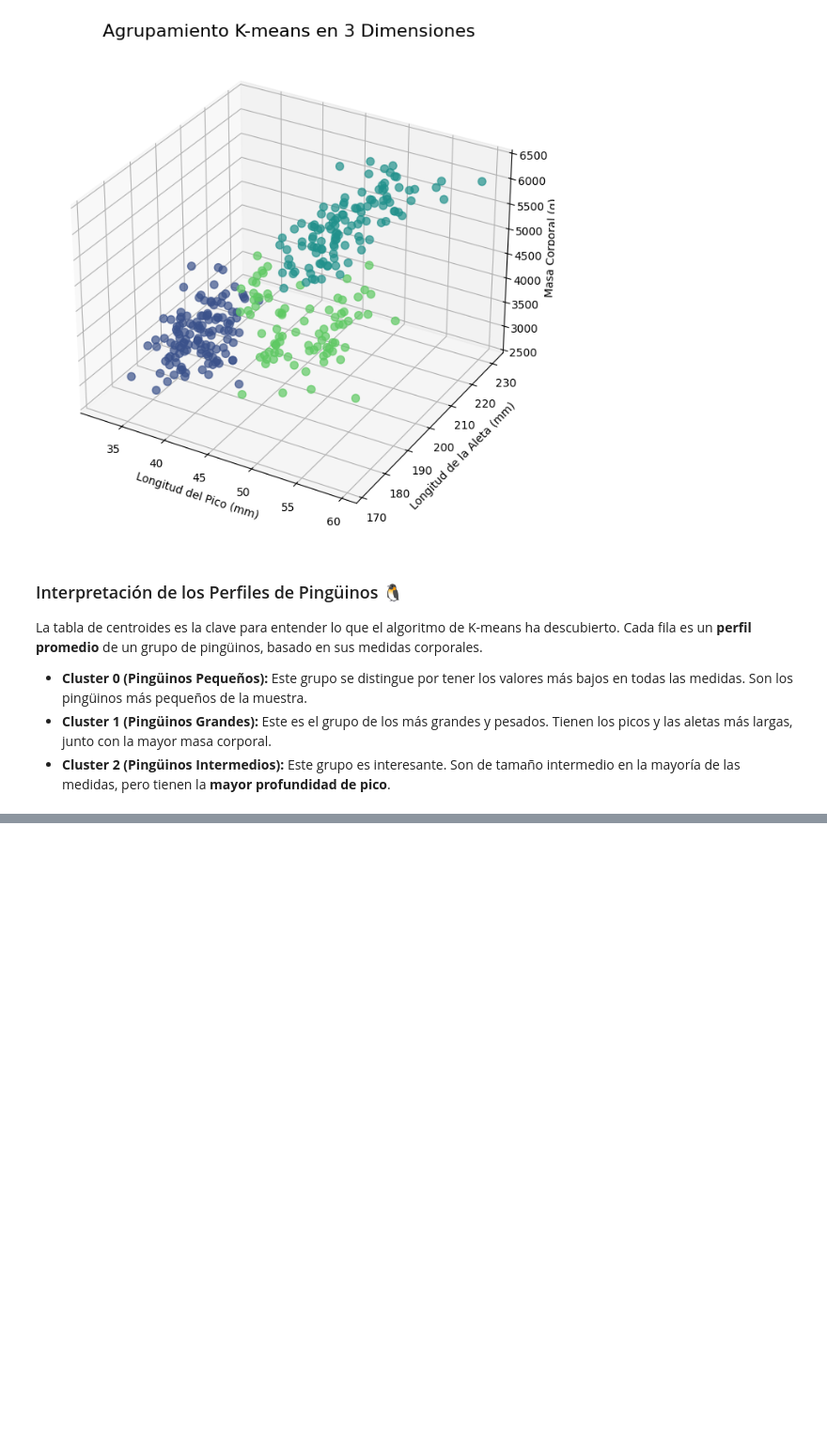
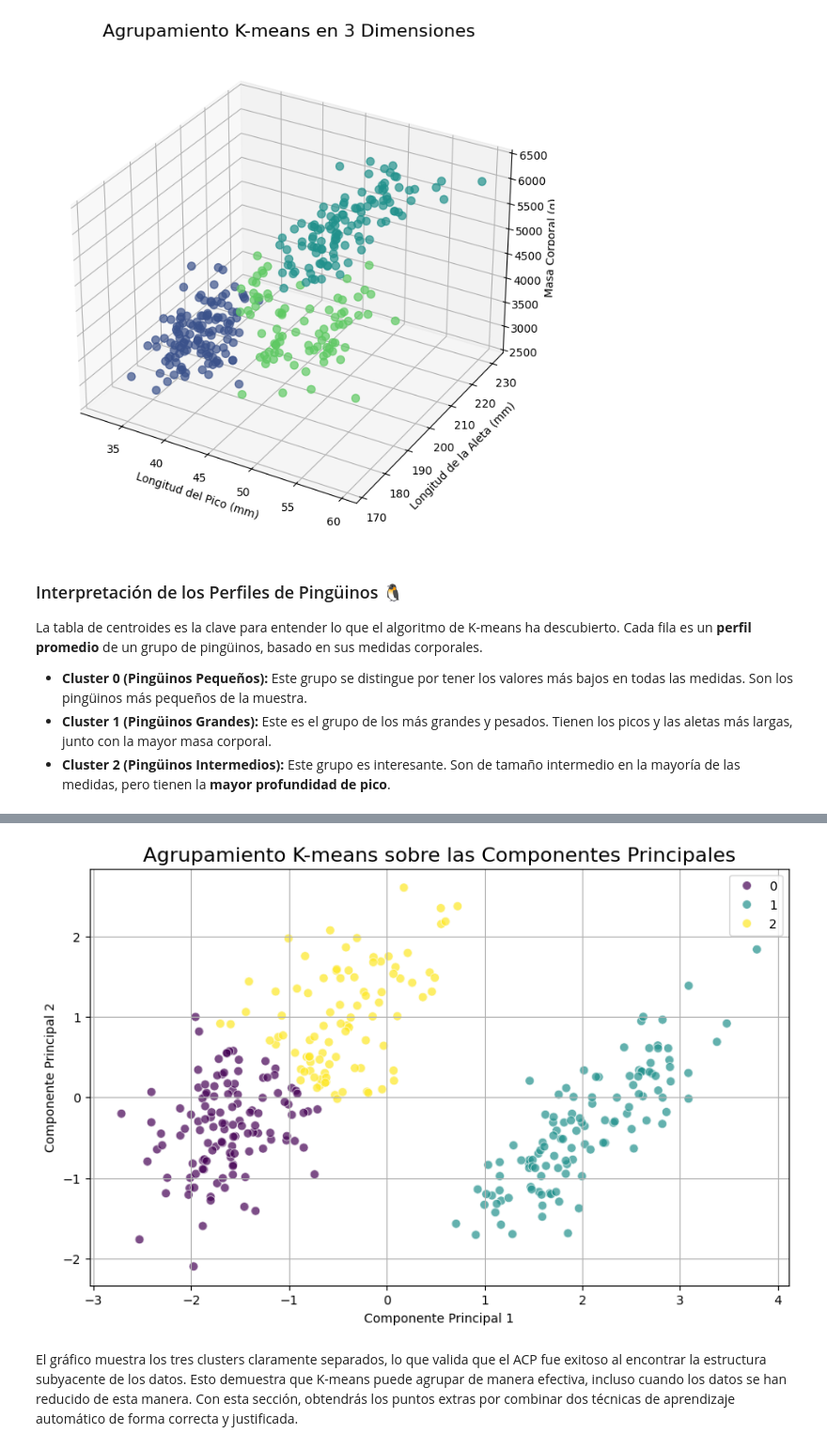
Before and after one commit to valenlopezzz04/K-means-Expo, a Jupyter notebook: K_means.ipynb, the cells around one changed output, grey strips where cells are left out. Shown at 94% size. Cells and saved outputs as stored; diff of their text form; code cells hidden in the pictures; blank space fills up the shorter version.

Commit message:
aplicación de ACP

```diff
--- a/K_means.ipynb
+++ b/K_means.ipynb
@@ -396,0 +412,25 @@ La tabla de centroides es la clave para entender lo que el algoritmo de K-means
+# %%
+import pandas as pd
+from sklearn.preprocessing import StandardScaler
+from sklearn.decomposition import PCA
+from sklearn.cluster import KMeans
+import matplotlib.pyplot as plt
+import seaborn as sns
+
+# Suponiendo que 'penguins_clean' ya está limpio
+penguins_clean = penguins.dropna()
+X_all_numeric = penguins_clean[['bill_length_mm', 'bill_depth_mm', 'flipper_length_mm', 'body_mass_g']]
+
+# Paso 1: Estandarizar los datos
+scaler = StandardScaler()
+X_scaled = scaler.fit_transform(X_all_numeric)
+
+# Paso 2: Aplicar ACP para reducir a 2 dimensiones (para visualización)
+pca = PCA(n_components=2)
+# El 'fit_transform' ajusta el modelo y lo aplica a los datos
+X_pca = pca.fit_transform(X_scaled)
+
+
+print(f"Varianza explicada por la Componente Principal 1: {pca.explained_variance_ratio_[0]:.2f}")
+print(f"Varianza explicada por la Componente Principal 2: {pca.explained_variance_ratio_[1]:.2f}")
+print(f"Varianza acumulada explicada: {pca.explained_variance_ratio_.sum():.2f}")
@@ -396,0 +462,21 @@ La tabla de centroides es la clave para entender lo que el algoritmo de K-means
+# %%
+# Paso 3: Aplicar K-means a los datos transformados por PCA
+# Mantenemos K=3 para encontrar los 3 grupos de pingüinos
+kmeans = KMeans(n_clusters=3, random_state=42, n_init=10)
+clusters_pca = kmeans.fit_predict(X_pca)
+
+# Paso 4: Visualizar los resultados del agrupamiento
+plt.figure(figsize=(10, 6))
+# Los ejes son los nuevos Componentes Principales, no las variables originales
+sns.scatterplot(x=X_pca[:, 0], y=X_pca[:, 1], hue=clusters_pca, palette="viridis", s=50, alpha=0.7)
+plt.title('Agrupamiento K-means sobre las Componentes Principales', fontsize=16)
+plt.xlabel('Componente Principal 1')
+plt.ylabel('Componente Principal 2')
+plt.grid(True)
+plt.show()
+# %% [output]
+[figure, added]
+# %% [markdown]
+
+
+El gráfico muestra los tres clusters claramente separados, lo que valida que el ACP fue exitoso al encontrar la estructura subyacente de los datos. Esto demuestra que K-means puede agrupar de manera efectiva, incluso cuando los datos se han reducido de esta manera. Con esta sección, obtendrás los puntos extras por combinar dos técnicas de aprendizaje automático de forma correcta y justificada.
```
Also changed, not shown: parts of 6 cells of this notebook.
